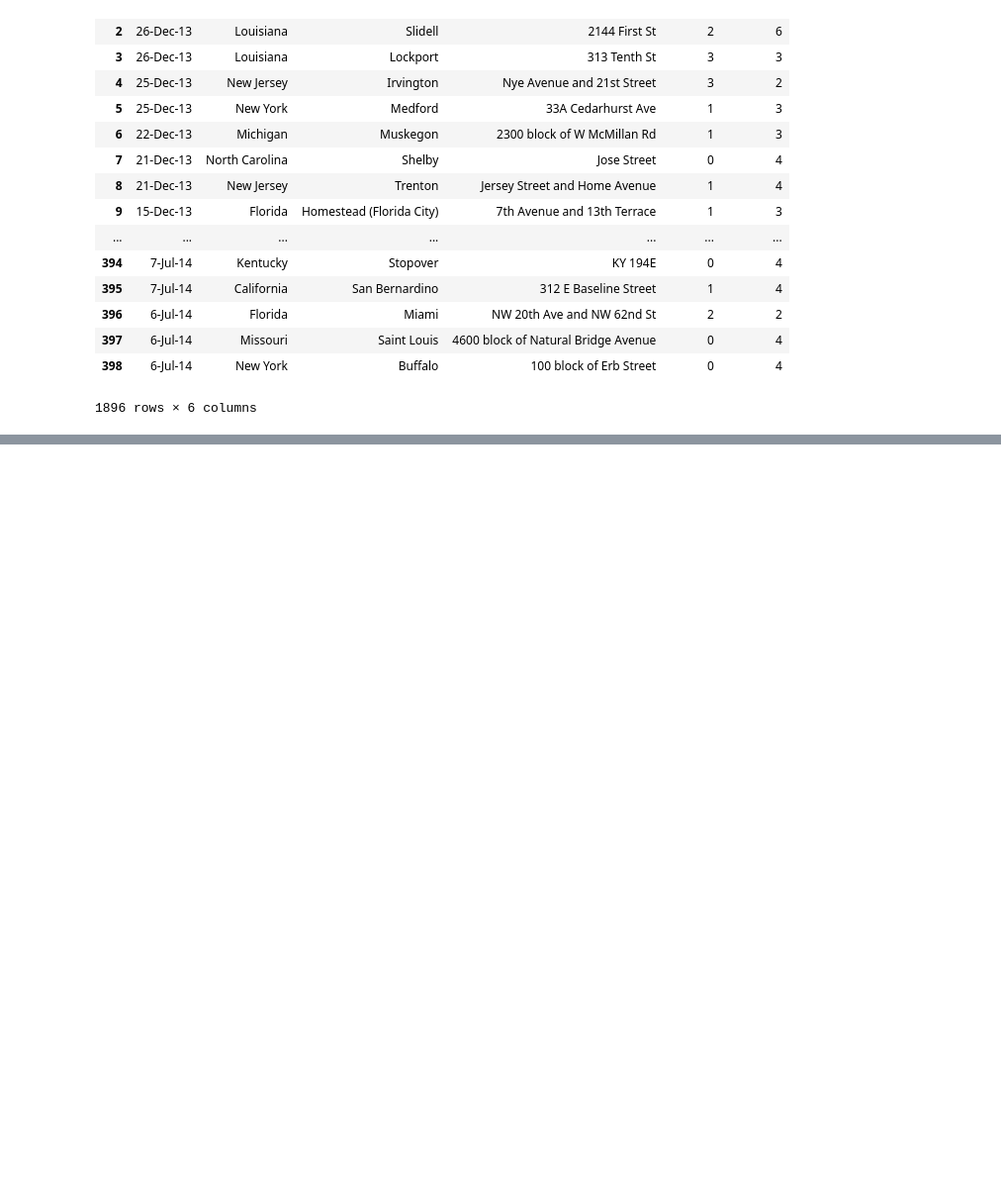
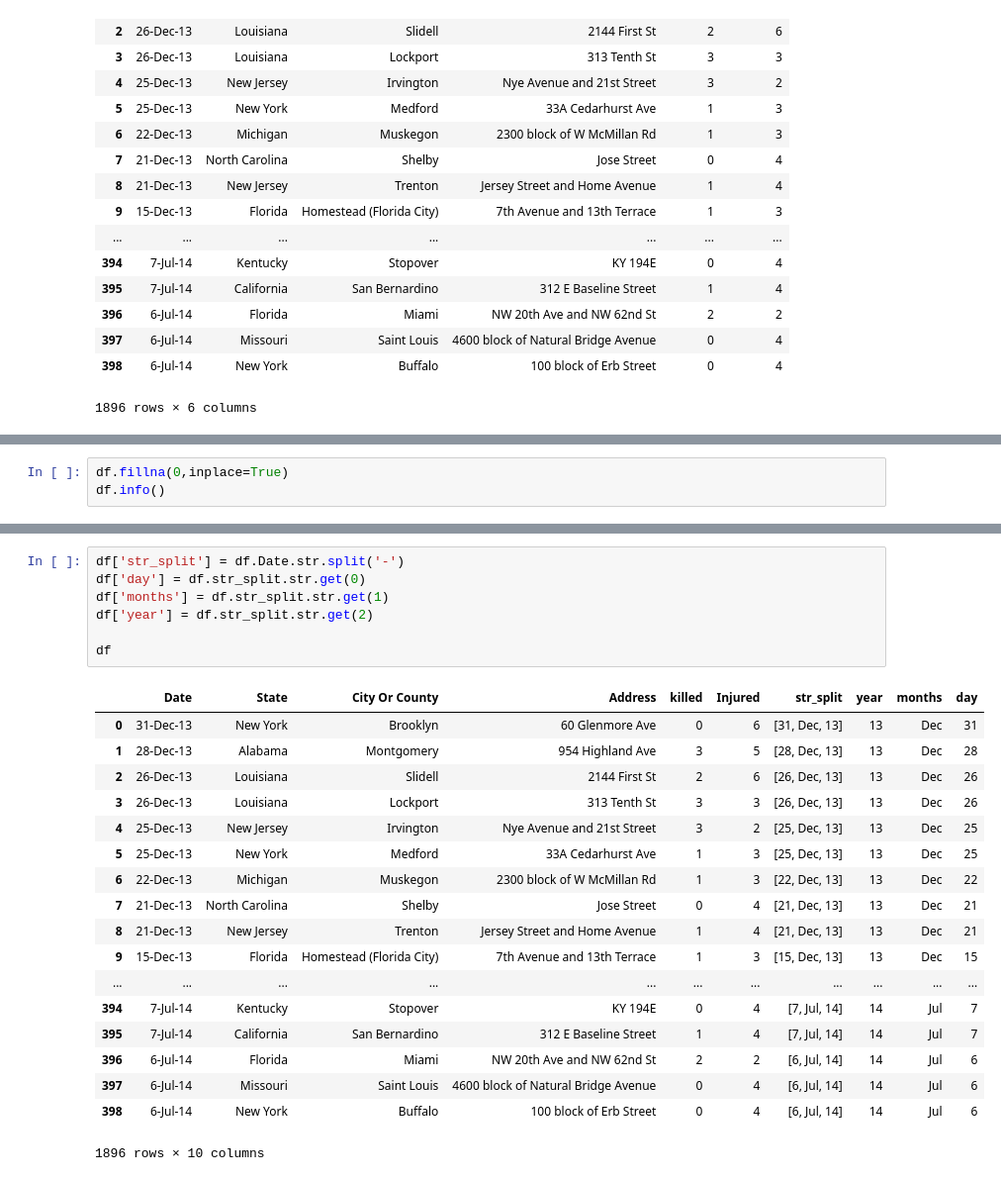
Before and after one commit to dekuwin24/Data-Visualization, a Jupyter notebook: Untitled.ipynb, the cells around one changed output, grey strips where cells are left out. Shown at 99% size. Saved outputs shown, nothing was run; the diff lists cells and outputs as text; blank space fills up the shorter version.

```diff
--- a/Untitled.ipynb
+++ b/Untitled.ipynb
@@ -106,0 +242,3 @@ alt.Chart.from_json(lab7_json)
+# %%
+df.fillna(0,inplace=True)
+df.info()
@@ -106,0 +257,26 @@ alt.Chart.from_json(lab7_json)
+# %%
+df['str_split'] = df.Date.str.split('-')
+df['day'] = df.str_split.str.get(0)
+df['months'] = df.str_split.str.get(1)
+df['year'] = df.str_split.str.get(2)
+
+df
+# %% [output]
+|  | Date | State | City Or County | Address | killed | Injured | str_split | year | months | day |
+| 0 | 31-Dec-13 | New York | Brooklyn | 60 Glenmore Ave | 0 | 6 | [31, Dec, 13] | 13 | Dec | 31 |
+| 1 | 28-Dec-13 | Alabama | Montgomery | 954 Highland Ave | 3 | 5 | [28, Dec, 13] | 13 | Dec | 28 |
+| 2 | 26-Dec-13 | Louisiana | Slidell | 2144 First St | 2 | 6 | [26, Dec, 13] | 13 | Dec | 26 |
+| 3 | 26-Dec-13 | Louisiana | Lockport | 313 Tenth St | 3 | 3 | [26, Dec, 13] | 13 | Dec | 26 |
+| 4 | 25-Dec-13 | New Jersey | Irvington | Nye Avenue and 21st Street | 3 | 2 | [25, Dec, 13] | 13 | Dec | 25 |
+| 5 | 25-Dec-13 | New York | Medford | 33A Cedarhurst Ave | 1 | 3 | [25, Dec, 13] | 13 | Dec | 25 |
+| 6 | 22-Dec-13 | Michigan | Muskegon | 2300 block of W McMillan Rd | 1 | 3 | [22, Dec, 13] | 13 | Dec | 22 |
+| 7 | 21-Dec-13 | North Carolina | Shelby | Jose Street | 0 | 4 | [21, Dec, 13] | 13 | Dec | 21 |
+| 8 | 21-Dec-13 | New Jersey | Trenton | Jersey Street and Home Avenue | 1 | 4 | [21, Dec, 13] | 13 | Dec | 21 |
+| 9 | 15-Dec-13 | Florida | Homestead (Florida City) | 7th Avenue and 13th Terrace | 1 | 3 | [15, Dec, 13] | 13 | Dec | 15 |
+| ... | ... | ... | ... | ... | ... | ... | ... | ... | ... | ... |
+| 394 | 7-Jul-14 | Kentucky | Stopover | KY 194E | 0 | 4 | [7, Jul, 14] | 14 | Jul | 7 |
+| 395 | 7-Jul-14 | California | San Bernardino | 312 E Baseline Street | 1 | 4 | [7, Jul, 14] | 14 | Jul | 7 |
+| 396 | 6-Jul-14 | Florida | Miami | NW 20th Ave and NW 62nd St | 2 | 2 | [6, Jul, 14] | 14 | Jul | 6 |
+| 397 | 6-Jul-14 | Missouri | Saint Louis | 4600 block of Natural Bridge Avenue | 0 | 4 | [6, Jul, 14] | 14 | Jul | 6 |
+| 398 | 6-Jul-14 | New York | Buffalo | 100 block of Erb Street | 0 | 4 | [6, Jul, 14] | 14 | Jul | 6 |
+1896 rows × 10 columns
```
Also changed, not shown: parts of 22 cells of this notebook, 5 other files.
